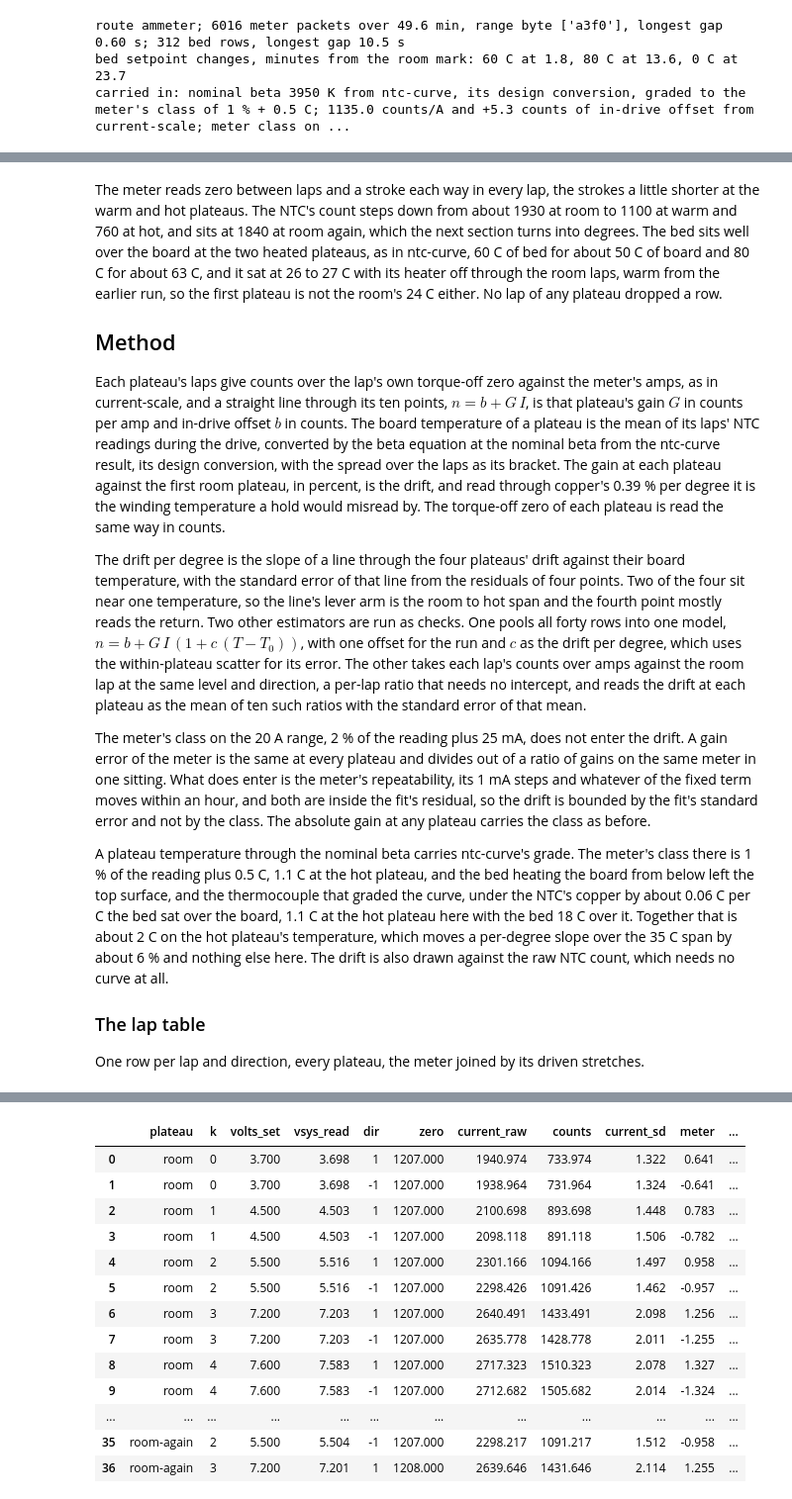
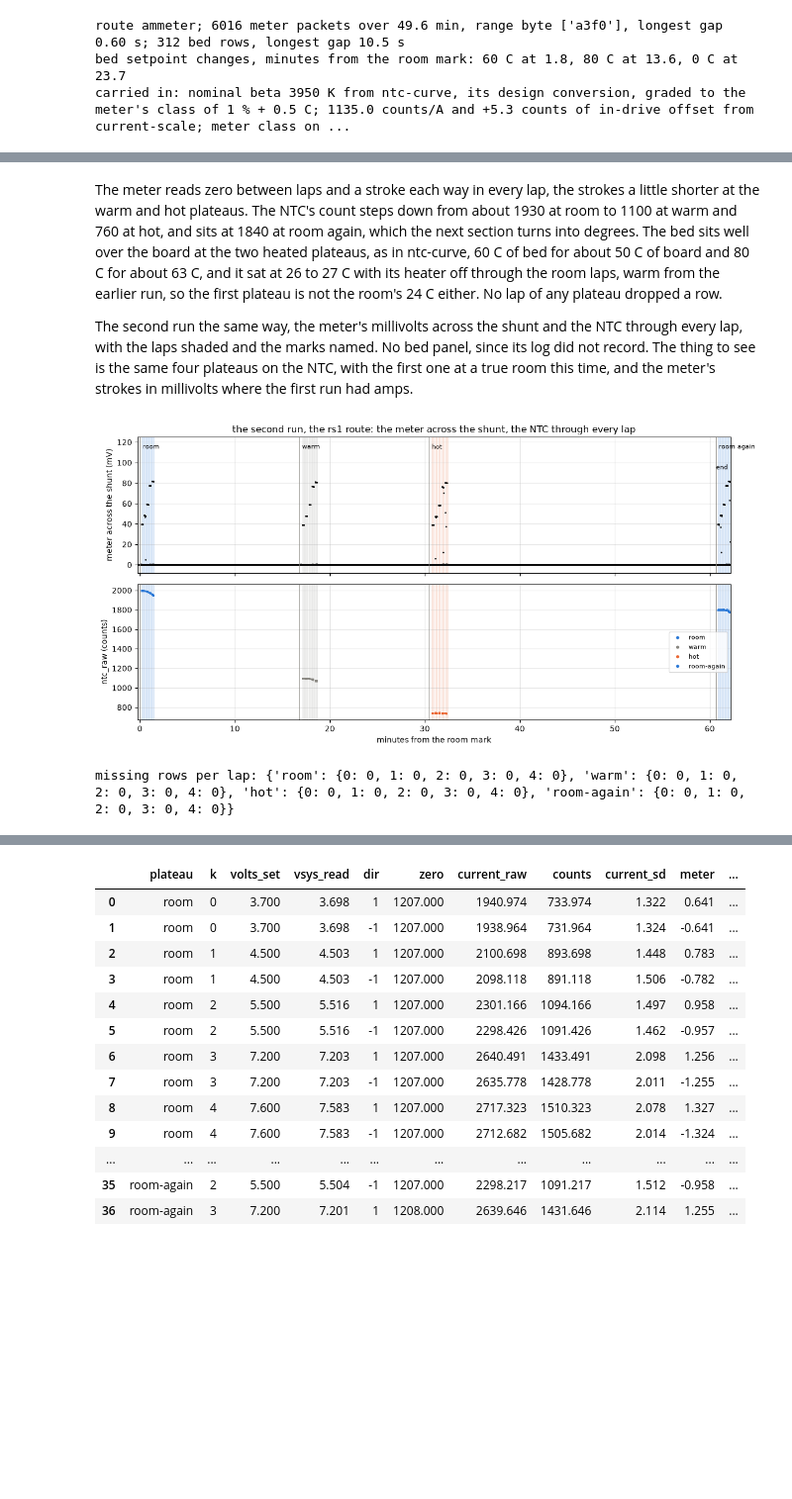
Before and after one commit to OpenServoCore/notebooks, a Jupyter notebook: stages/1-board/opamp-temperature/opamp-temperature.ipynb, the cells around one changed output, grey strips where cells are left out. Shown at 99% size. Cells and saved outputs as stored; diff of their text form; code cells hidden in the pictures; blank space fills up the shorter version.

```diff
--- a/stages/1-board/opamp-temperature/opamp-temperature.ipynb
+++ b/stages/1-board/opamp-temperature/opamp-temperature.ipynb
@@ -43,11 +58,13 @@ from oscnb.display import show
 
 BLUE, ORANGE, INK, MUTED = "#2a78d6", "#eb6834", "#0b0b0b", "#898781"   # the house colours
 BOARD = boards.BOARDS[boards.DEFAULT]                                   # the board, with the parts' nominal values
-CAPTURE = (Path("../../../telemetry") / BOARD.key / "opamp-temperature" / "capture-1").resolve()
+CAPTURE = (Path("../../../telemetry") / BOARD.key / "opamp-temperature" / "capture-1").resolve()    # the ammeter route
+CAPTURE2 = CAPTURE.with_name("capture-2")                               # the rs1 route, a day later
 PLATEAUS = ["room", "warm", "hot", "room-again"]                        # the plateau folders, in the order they ran
 COLOR = {"room": BLUE, "warm": MUTED, "hot": ORANGE, "room-again": BLUE}             # cool to hot; the two room plateaus share a colour...
 FACE = {"room": BLUE, "warm": MUTED, "hot": ORANGE, "room-again": "white"}           # ...and room-again is drawn as an open marker
 COPPER_PCT_PER_C = 0.39                                                 # copper's resistance rises this much per degree
-print(BOARD.key, "from", results.rel(CAPTURE))
-print(f"nominal chain: {BOARD.shunt_mohm} mOhm x gain {BOARD.gain_milli / 1e3:.3f} on a {BOARD.vdd_mv / 1e3:.1f} V reference = {BOARD.counts_per_a:.1f} counts per amp")
+print(BOARD.key, "from", results.rel(CAPTURE), "and", results.rel(CAPTURE2))
+print(f"nominal chain: {BOARD.shunt_mohm} mOhm x gain {BOARD.gain_milli / 1e3:.3f} on a {BOARD.vdd_mv / 1e3:.1f} V reference = {BOARD.counts_per_a:.1f} counts per amp, "
+      f"the shunt rated {BOARD.shunt_tcr_ppm_per_c} ppm per C either way")
 # %% [output]
@@ -166,16 +229,31 @@ missing rows per lap: {'room': {0: 0, 1: 0, 2: 0, 3: 0, 4: 0}, 'warm': {0: 0, 1:
 # %% [markdown]
 The meter reads zero between laps and a stroke each way in every lap, the strokes a little shorter at the warm and hot plateaus. The NTC's count steps down from about 1930 at room to 1100 at warm and 760 at hot, and sits at 1840 at room again, which the next section turns into degrees. The bed sits well over the board at the two heated plateaus, as in ntc-curve, 60 C of bed for about 50 C of board and 80 C for about 63 C, and it sat at 26 to 27 C with its heater off through the room laps, warm from the earlier run, so the first plateau is not the room's 24 C either. No lap of any plateau dropped a row.
 
-## Method
-
-Each plateau's laps give counts over the lap's own torque-off zero against the meter's amps, as in current-scale, and a straight line through its ten points, $n = b + G \, I$, is that plateau's gain $G$ in counts per amp and in-drive offset $b$ in counts. The board temperature of a plateau is the mean of its laps' NTC readings during the drive, converted by the beta equation at the nominal beta from the ntc-curve result, its design conversion, with the spread over the laps as its bracket. The gain at each plateau against the first room plateau, in percent, is the drift, and read through copper's 0.39 % per degree it is the winding temperature a hold would misread by. The torque-off zero of each plateau is read the same way in counts.
-
-The drift per degree is the slope of a line through the four plateaus' drift against their board temperature, with the standard error of that line from the residuals of four points. Two of the four sit near one temperature, so the line's lever arm is the room to hot span and the fourth point mostly reads the return. Two other estimators are run as checks. One pools all forty rows into one model, $n = b + G \, I \, (1 + c \, (T - T_0))$, with one offset for the run and $c$ as the drift per degree, which uses the within-plateau scatter for its error. The other takes each lap's counts over amps against the room lap at the same level and direction, a per-lap ratio that needs no intercept, and reads the drift at each plateau as the mean of ten such ratios with the standard error of that mean.
-
-The meter's class on the 20 A range, 2 % of the reading plus 25 mA, does not enter the drift. A gain error of the meter is the same at every plateau and divides out of a ratio of gains on the same meter in one sitting. What does enter is the meter's repeatability, its 1 mA steps and whatever of the fixed term moves within an hour, and both are inside the fit's residual, so the drift is bounded by the fit's standard error and not by the class. The absolute gain at any plateau carries the class as before.
-
-A plateau temperature through the nominal beta carries ntc-curve's grade. The meter's class there is 1 % of the reading plus 0.5 C, 1.1 C at the hot plateau, and the bed heating the board from below left the top surface, and the thermocouple that graded the curve, under the NTC's copper by about 0.06 C per C the bed sat over the board, 1.1 C at the hot plateau here with the bed 18 C over it. Together that is about 2 C on the hot plateau's temperature, which moves a per-degree slope over the 35 C span by about 6 % and nothing else here. The drift is also drawn against the raw NTC count, which needs no curve at all.
-
-### The lap table
-
-One row per lap and direction, every plateau, the meter joined by its driven stretches.
+The second run the same way, the meter's millivolts across the shunt and the NTC through every lap, with the laps shaded and the marks named. No bed panel, since its log did not record. The thing to see is the same four plateaus on the NTC, with the first one at a true room this time, and the meter's strokes in millivolts where the first run had amps.
+# %%
+trace2 = pd.concat([lap_trace(CAPTURE2, L["plateau"], L) for _, L in levels2.iterrows()], ignore_index=True)   # the second run's laps, thinned, on the host clock
+missing2 = trace2.drop_duplicates(["plateau", "k"]).set_index(["plateau", "k"])["missing"]
+fig, ax = plt.subplots(2, 1, figsize=(12, 6), sharex=True)
+ax[0].plot(tm2(dmm2["t_host"]), dmm2["value"] * 1e3, ".", ms=2, color=INK)
+for _, L in levels2.iterrows():                                       # each lap's sweep window, in the plateau's color
+    for a in ax:
+        a.axvspan(tm2(L["t_start"]), tm2(L["t_end"]), color=COLOR[L["plateau"]], alpha=0.12)
+ax[0].set_ylabel("meter across the shunt (mV)")
+for p in PLATEAUS:
+    g_ = trace2[trace2["plateau"] == p]
+    ax[1].plot(tm2(g_["t_host"]), g_["ntc_raw"], ".", ms=1.5, color=COLOR[p], label=p)
+ax[1].set_ylabel("ntc_raw (counts)"); ax[1].legend(fontsize=8, loc="center right", markerscale=4)
+for a in ax:
+    for _, m in marks2.iterrows():                                    # the marks
+        a.axvline(tm2(m["t_host"]), color=MUTED, lw=0.6)
+    a.grid(alpha=0.3)
+for _, m in marks2.iterrows():                                        # the mark names along the top of the first panel, `end` a row lower and to the left of its line
+    end = m["mark"] == "end"
+    ax[0].text(tm2(m["t_host"]) + (-0.3 if end else 0.3), 0.80 if end else 0.95, m["mark"], fontsize=8, va="top", ha="right" if end else "left", transform=ax[0].get_xaxis_transform())
+ax[0].set_ylim(-8, 125); ax[0].set_title("the second run, the rs1 route: the meter across the shunt, the NTC through every lap")
+ax[-1].set_xlabel("minutes from the room mark"); ax[-1].set_xlim(tm2(dmm2["t_host"].iloc[0]), tm2(dmm2["t_host"].iloc[-1]))
+plt.tight_layout(); plt.show()
+print("missing rows per lap:", {p: missing2[p].to_dict() for p in PLATEAUS})
+# %% [output]
+[figure, added]
+missing rows per lap: {'room': {0: 0, 1: 0, 2: 0, 3: 0, 4: 0}, 'warm': {0: 0, 1: 0, 2: 0, 3: 0, 4: 0}, 'hot': {0: 0, 1: 0, 2: 0, 3: 0, 4: 0}, 'room-again': {0: 0, 1: 0, 2: 0, 3: 0, 4: 0}}
```
Also changed, not shown: parts of 19 cells of this notebook, 58 other files.
